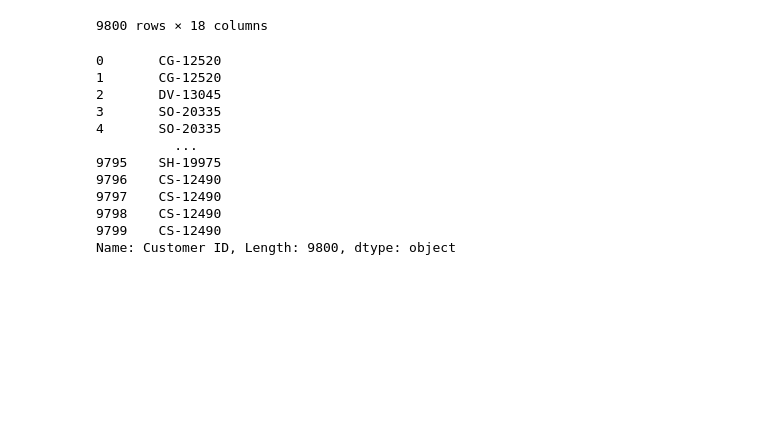
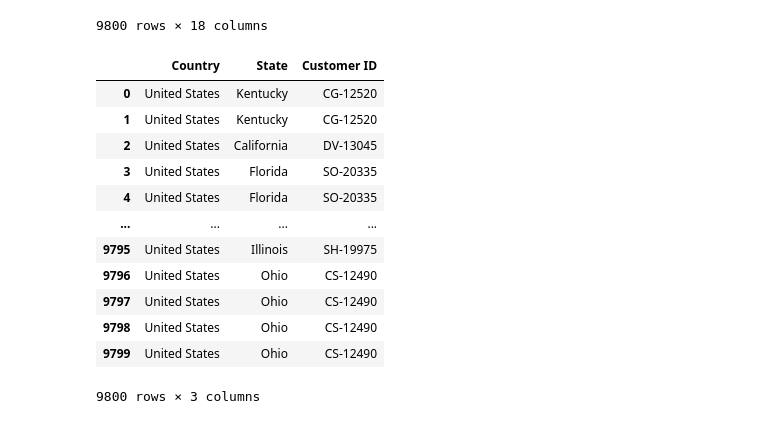
Before and after one commit to melissaviolet/app_development, a Jupyter notebook: test.ipynb, the cells around one changed output. Saved outputs shown, nothing was run; the diff lists cells and outputs as text; code cells hidden in the pictures; blank space fills up the shorter version.

```diff
--- a/test.ipynb
+++ b/test.ipynb
@@ -67,22 +67,19 @@ df2
 | 9799 | 9800 | CA-2016-128608 | 12/01/2016 | 17/01/2016 | Standard Class | CS-12490 | Cindy Schnelling | Corporate | United States | ... |
 9800 rows × 18 columns
 # %%
-import pandas as pd
-df2 = pd.read_csv(r"C:\Users\user\Desktop\Data sets\supermarket.csv")
-df2
-
-customer_ids = df2["Customer ID"]
-customer_ids
+country_state = df2[["Country", "State", "Customer ID"]]
+country_state
 # %% [output]
+|  | Country | State | Customer ID |
+| 0 | United States | Kentucky | CG-12520 |
+| 1 | United States | Kentucky | CG-12520 |
+| 2 | United States | California | DV-13045 |
+| 3 | United States | Florida | SO-20335 |
+| 4 | United States | Florida | SO-20335 |
+| ... | ... | ... | ... |
+| 9795 | United States | Illinois | SH-19975 |
+| 9796 | United States | Ohio | CS-12490 |
+| 9797 | United States | Ohio | CS-12490 |
+| 9798 | United States | Ohio | CS-12490 |
+| 9799 | United States | Ohio | CS-12490 |
-0       CG-12520
-1       CG-12520
-2       DV-13045
-3       SO-20335
-4       SO-20335
-          ...
-9795    SH-19975
-9796    CS-12490
-9797    CS-12490
-9798    CS-12490
-9799    CS-12490
-Name: Customer ID, Length: 9800, dtype: object
+9800 rows × 3 columns
```
Also changed, not shown: parts of 1 cell of this notebook.
